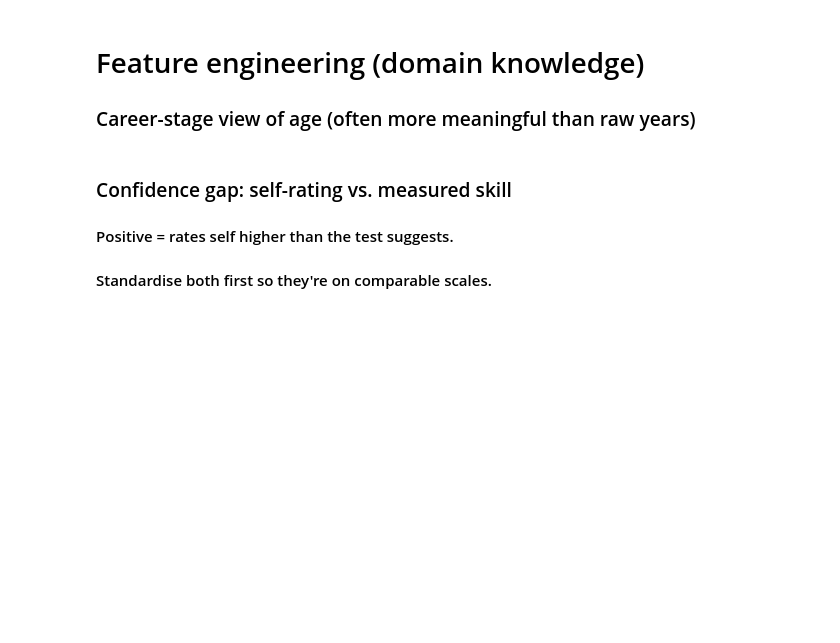
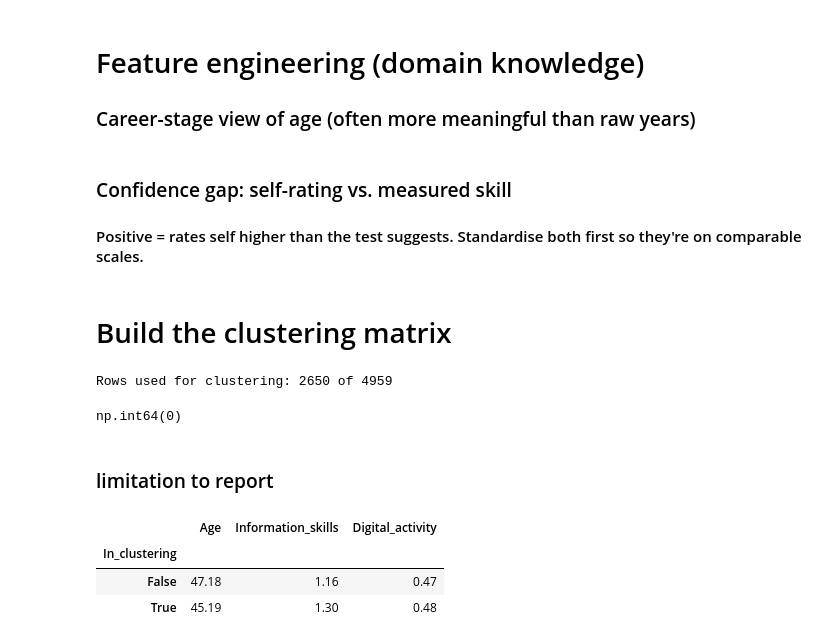
Before and after one commit to Kenchan-paradise/messy-data-eda, a Jupyter notebook: notebook.ipynb, the cells around one changed output. Drawn from its saved outputs; the diff is of its cells as text; code cells hidden in the pictures; blank space fills up the shorter version.

Commit message:
clustering matrix

```diff
--- a/notebook.ipynb
+++ b/notebook.ipynb
@@ -249,8 +249,27 @@ df['Age_group'] = pd.cut(df['Age'], bins=[0, 34, 44, 54, 100],
                          labels=['<35', '35-44', '45-54', '55+'])
 # %% [markdown]
 ### Confidence gap: self-rating vs. measured skill
-#### Positive = rates self higher than the test suggests.
-#### Standardise both first so they're on comparable scales.
+#### Positive = rates self higher than the test suggests. Standardise both first so they're on comparable scales.
 # %%
 z = lambda s: (s - s.mean()) / s.std()
 df['Confidence_gap'] = z(df['Self_efficacy']) - z(df['Information_skills'])
+# %% [markdown]
+# Build the clustering matrix
+# %%
+cluster_df = df.dropna(subset=ICT_FEATURES).copy()
+print(f"Rows used for clustering: {len(cluster_df)} of {len(df)}")
+X = cluster_df[ICT_FEATURES]
+X.isnull().sum().sum() # should be 0
+# %% [output]
+Rows used for clustering: 2650 of 4959
+np.int64(0)
+# %% [markdown]
+### limitation to report
+# %%
+df['In_clustering'] = df.index.isin(cluster_df.index)
+df.groupby('In_clustering')[['Age', 'Information_skills', 'Digital_activity']].mean().round(2)
+# %% [output]
+|  | Age | Information_skills | Digital_activity |
+| In_clustering |  |  |  |
+| False | 47.18 | 1.16 | 0.47 |
+| True | 45.19 | 1.30 | 0.48 |
```
